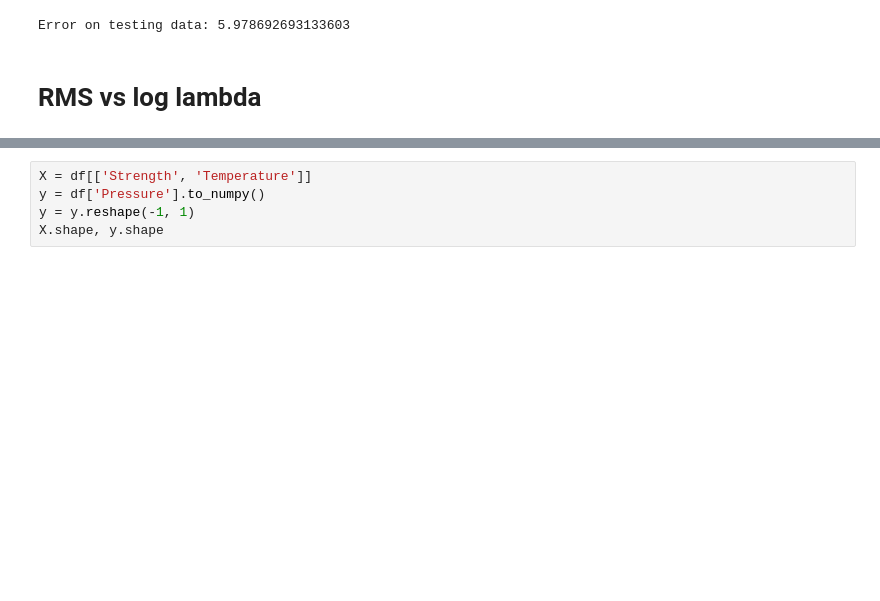
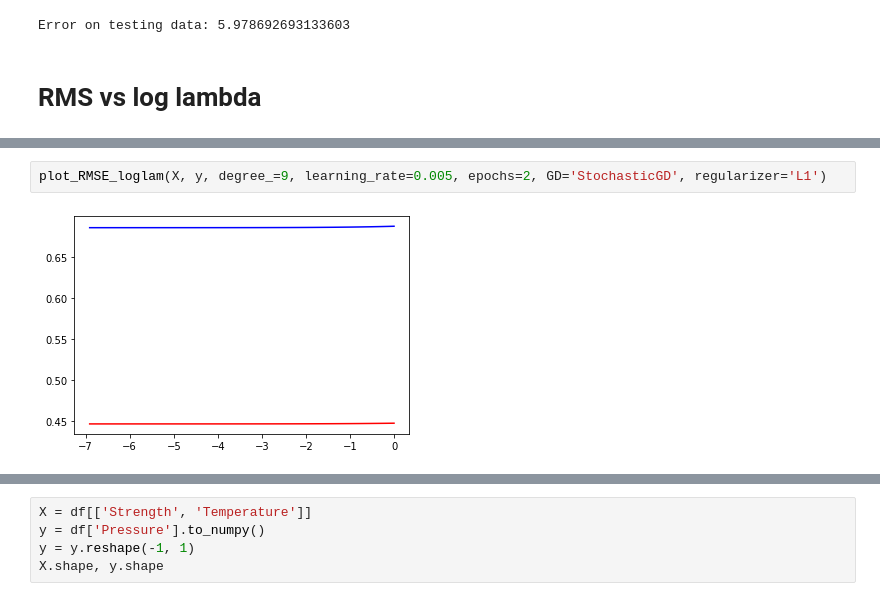
Before and after one commit to CyberKnight1803/FoDS_Assigments, a Jupyter notebook: Assignment-1/model.ipynb, the cells around one changed output, grey strips where cells are left out. Saved outputs shown, nothing was run; the diff lists cells and outputs as text; blank space fills up the shorter version.

```diff
--- a/Assignment-1/model.ipynb
+++ b/Assignment-1/model.ipynb
@@ -685,0 +708,4 @@ plot_RMSE_loglam(X, y, degree_=9)
+# %%
+plot_RMSE_loglam(X, y, degree_=9, learning_rate=0.005, epochs=2, GD='StochasticGD', regularizer='L1')
+# %% [output]
+[figure, added]
```
Also changed, not shown: parts of 19 cells of this notebook, 1 other file.
